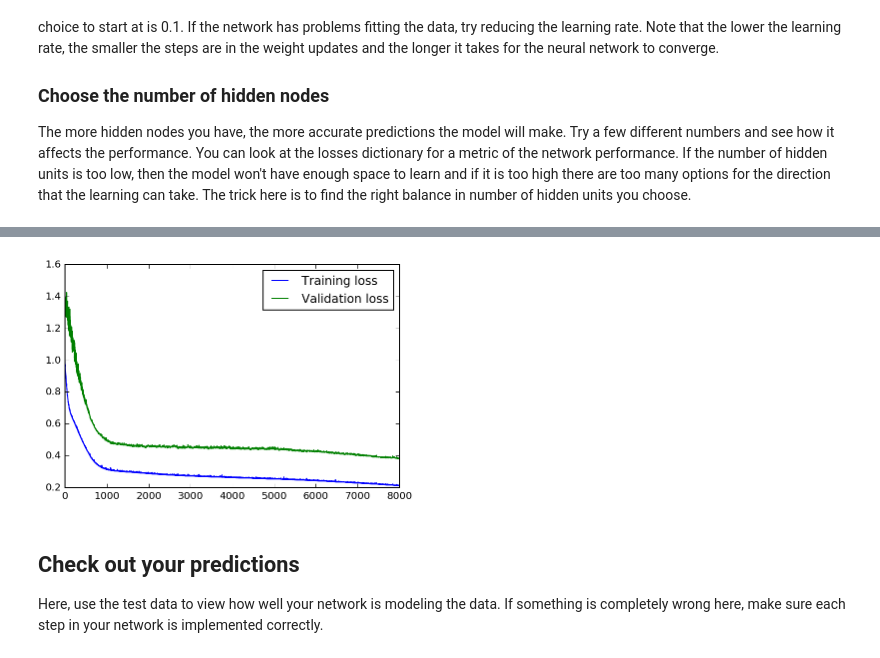
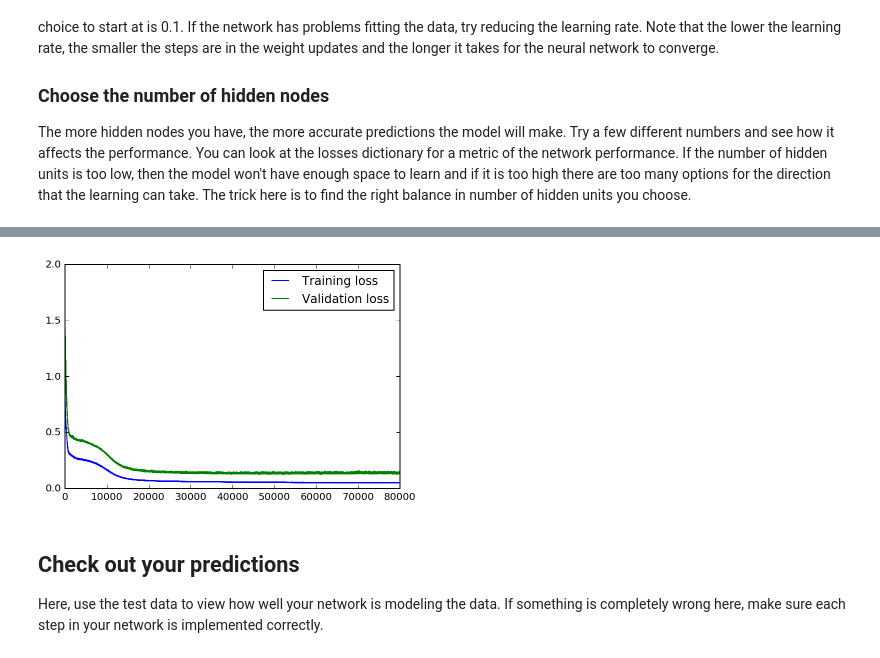
Before and after one commit to moliusmile/Udacity-Deep-Learning, a Jupyter notebook: Your_first_neural_network_update/Your_first_neural_network.ipynb, the cells around one changed output, grey strips where cells are left out. Cells and saved outputs as stored; diff of their text form; code cells hidden in the pictures.

```diff
--- a/Your_first_neural_network_update/Your_first_neural_network.ipynb
+++ b/Your_first_neural_network_update/Your_first_neural_network.ipynb
@@ -298,7 +298,7 @@ The more hidden nodes you have, the more accurate predictions the model will mak
 import sys
 
 ### Set the hyperparameters here ###
-iterations = 8000
+iterations = 80000
 learning_rate = 0.1
 hidden_nodes = 20
 output_nodes = 1
@@ -329,10 +329,10 @@ Progress: 100.0% ... Training loss: 0.210 ... Validation loss: 0.382
 # %%
 plt.plot(losses['train'], label='Training loss')
 plt.plot(losses['validation'], label='Validation loss')
 plt.legend()
-_ = plt.ylim()
+_ = plt.ylim(0,2)
 # %% [output]
-[figure, old version]
+[figure, new version]
 # %% [markdown]
 ## Check out your predictions
 
```
Also changed, not shown: parts of 2 cells of this notebook, 1 other file.
